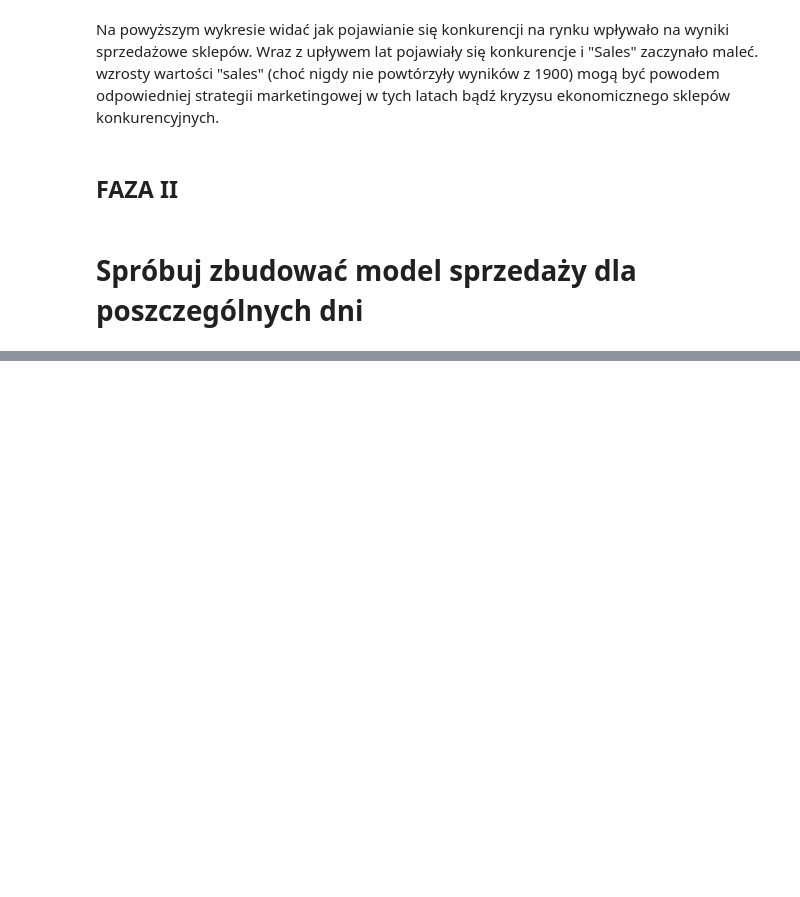
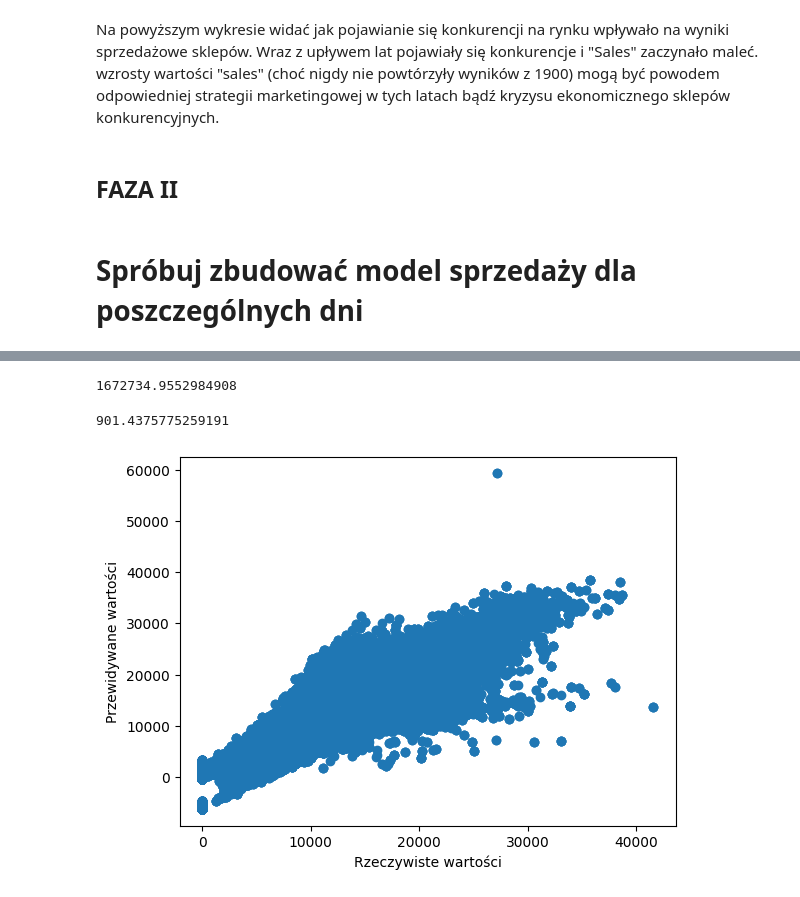
Before and after one commit to AgniechaP/EAD_project_1, a Jupyter notebook: blok_2/projekt_blok_2.ipynb, the cells around one changed output, grey strips where cells are left out. Saved outputs shown, nothing was run; the diff lists cells and outputs as text; code cells hidden in the pictures; blank space fills up the shorter version.

```diff
--- a/blok_2/projekt_blok_2.ipynb
+++ b/blok_2/projekt_blok_2.ipynb
@@ -959,0 +1028,30 @@ train_data, test_data = train_test_split(store_data, test_size=0.2, random_state
+# %%
+merged_data['DayType'] = merged_data['DayOfWeek'].isin([1, 2, 3, 4, 5]).astype(int)
+
+# Przypisanie zmiennych
+selected_features = ['DayType', 'Store', 'Customers', 'CompetitionDistance', 'Promo', 'Promo2', 'StoreType']
+
+# Uzyskanie kodowania one-hot dla kolumny 'DayType' i 'StoreType'
+X = pd.get_dummies(merged_data[['DayType', 'StoreType']], columns=['DayType', 'StoreType'], drop_first=True)
+
+# Dodanie pozostałych cech
+for feature in selected_features[1:]:
+    if feature not in ['DayType', 'StoreType']:
+        X[feature] = merged_data[feature]
+
+# Podział na train i test
+X_train, X_test, y_train, y_test = train_test_split(X, y, test_size=0.2, random_state=42)
+
+# Stworzenie modelu regresji
+model = sm.OLS(y_train, sm.add_constant(X_train)).fit()
+
+# Wyświetlenie podsumowania modelu
+print(model.summary())
+
+# Sprawdzenie modelu na danych testowych
+y_pred = model.predict(sm.add_constant(X_test))
+mse = mean_squared_error(y_test, y_pred)
+print("\nŚredni błąd kwadratowy (MSE) na danych testowych:", mse)
+
+print(f"R-squared: {model.rsquared}")
+print(f"Residual Standard Error: {model.mse_resid**0.5}")
@@ -959,0 +1091,19 @@ train_data, test_data = train_test_split(store_data, test_size=0.2, random_state
+# %%
+from sklearn.metrics import mean_squared_error
+mse = mean_squared_error(y_test, y_pred)
+mse
+# %% [output]
+1672734.9552984908
+# %%
+from sklearn.metrics import mean_absolute_error
+mae = mean_absolute_error(y_test, y_pred)
+mae
+# %% [output]
+901.4375775259191
+# %%
+plt.scatter(y_test, y_pred)
+plt.xlabel("Rzeczywiste wartości")
+plt.ylabel("Przewidywane wartości")
+plt.show()
+# %% [output]
+[figure, added]
```
Also changed, not shown: parts of 22 cells of this notebook.
